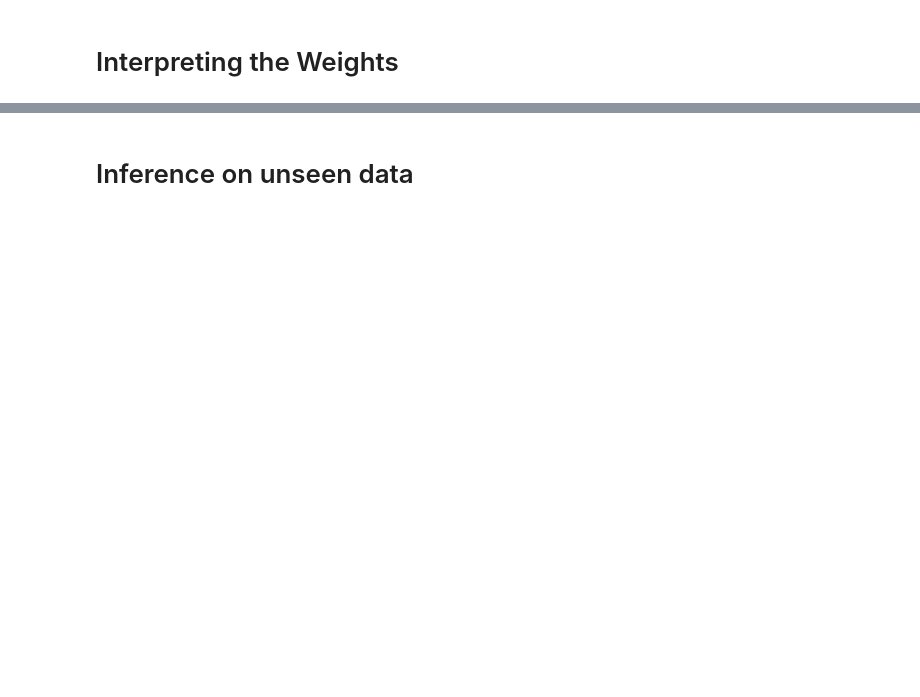
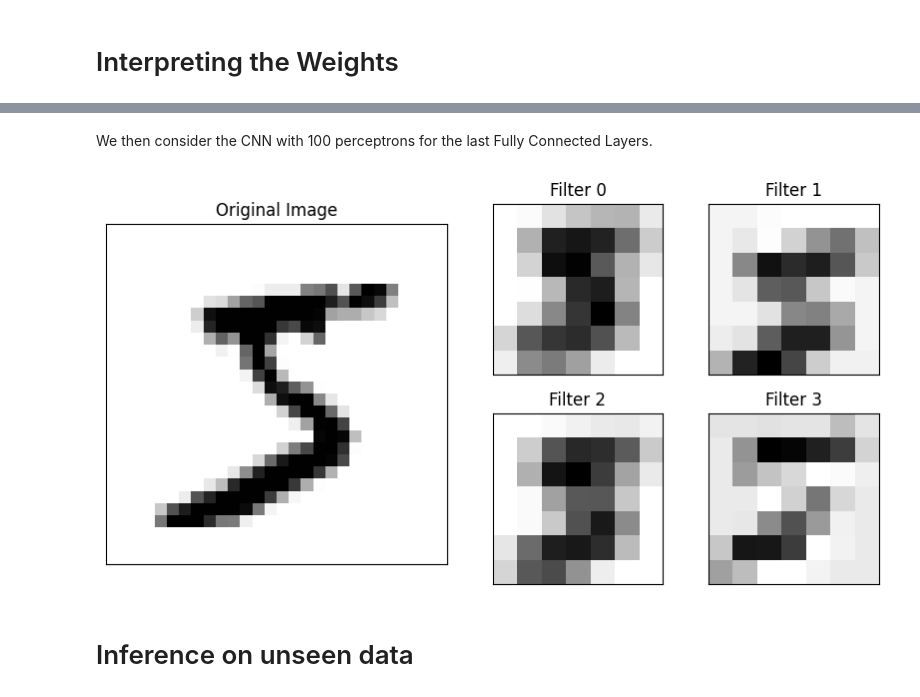
Before and after one commit to Ngoc-Cac/Deep-Learning-with-PyTorch, a Jupyter notebook: Topics/Convolutional Network/1.b CNN_demo analysis.ipynb, the cells around one changed output, grey strips where cells are left out. Cells and saved outputs as stored; diff of their text form; code cells hidden in the pictures; blank space fills up the shorter version.

```diff
--- a/Topics/Convolutional Network/1.b CNN_demo analysis.ipynb
+++ b/Topics/Convolutional Network/1.b CNN_demo analysis.ipynb
@@ -181,3 +130,11 @@ for i in range(4):
+# %% [markdown]
+We then consider the CNN with 100 perceptrons for the last Fully Connected Layers.
+# %%
+layers_100 = list(conv_net_100p.children())
+convolved_input = layers_100[1](layers_100[0](sample_image)).detach()
+draw_filters(sample_image, convolved_input)
+# %% [output]
+[figure, added]
 # %% [markdown]
 # Inference on unseen data
 # %% [markdown]
```
Also changed, not shown: parts of 30 cells of this notebook.
